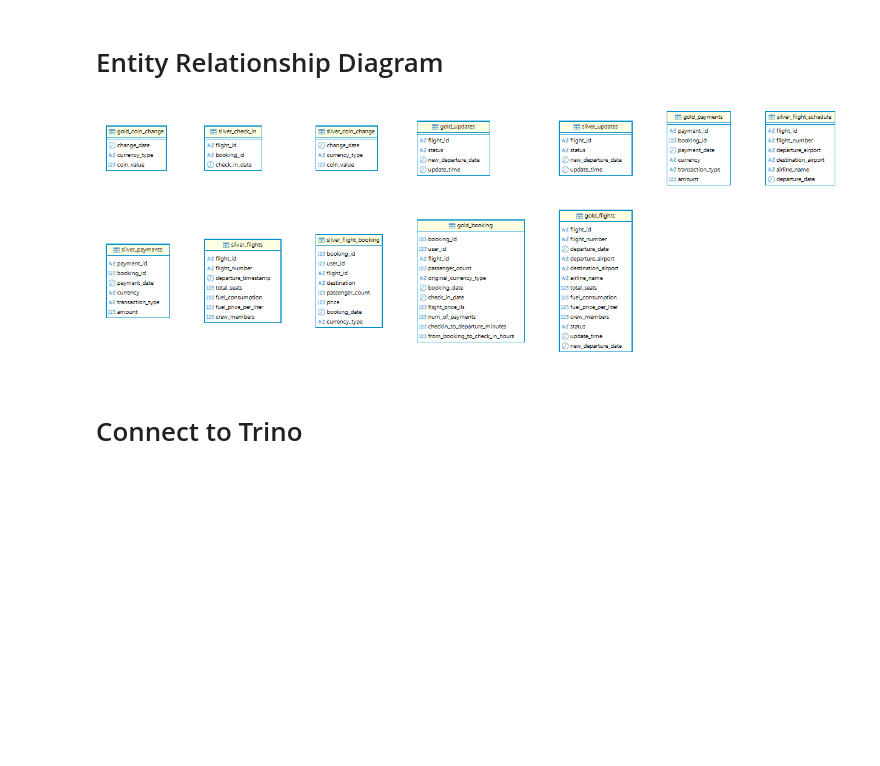
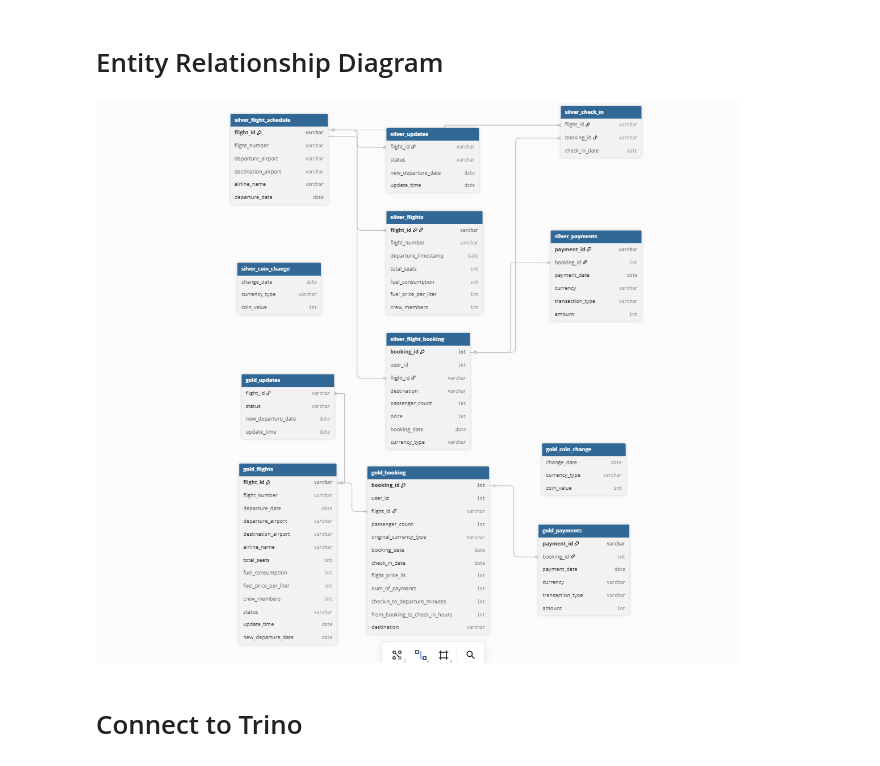
Before and after one commit to Paz1233/DE-FINAL-PROJECT, a Jupyter notebook: sunhouse.ipynb, the cells around one changed output. Drawn from its saved outputs; the diff is of its cells as text; code cells hidden in the pictures; blank space fills up the shorter version.

```diff
--- a/sunhouse.ipynb
+++ b/sunhouse.ipynb
@@ -21,9 +21,9 @@ Image("./architecture.png")
 # %% [markdown]
 # Entity Relationship Diagram
 # %%
-Image("./NEW_ERD.png")
+Image("./FINAL_ERD.png")
 # %% [output]
-[figure, old version]
+[figure, new version]
 # %% [markdown]
 # Connect to Trino
 # %%
```
Also changed, not shown: parts of 7 cells of this notebook, 1 other file.
